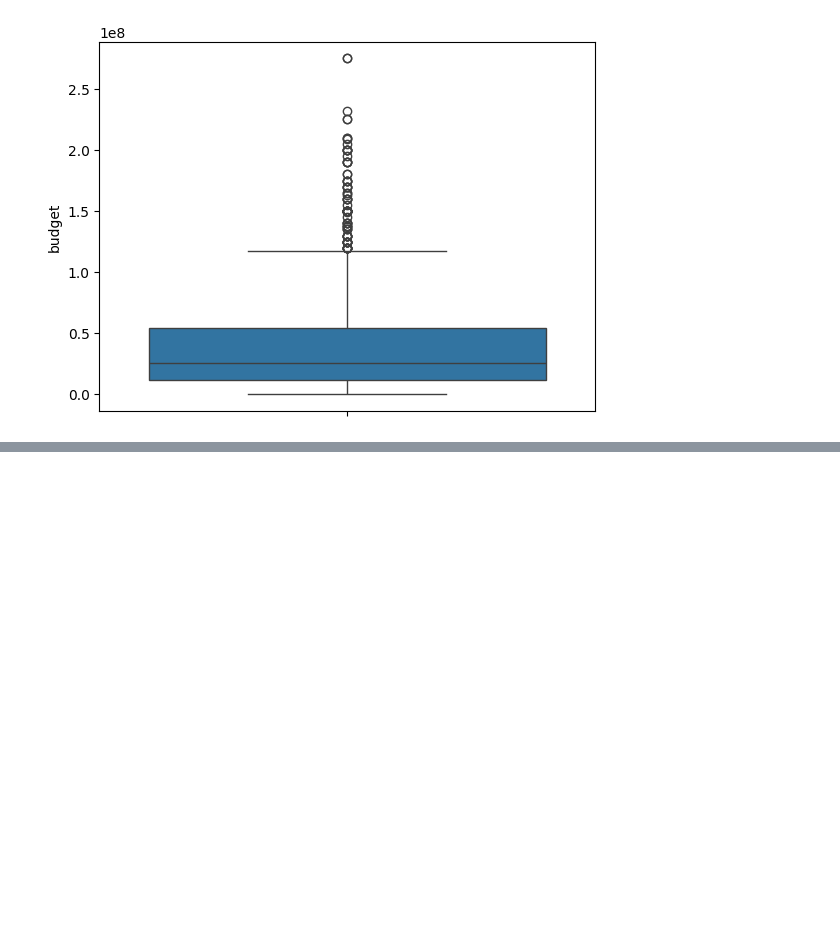
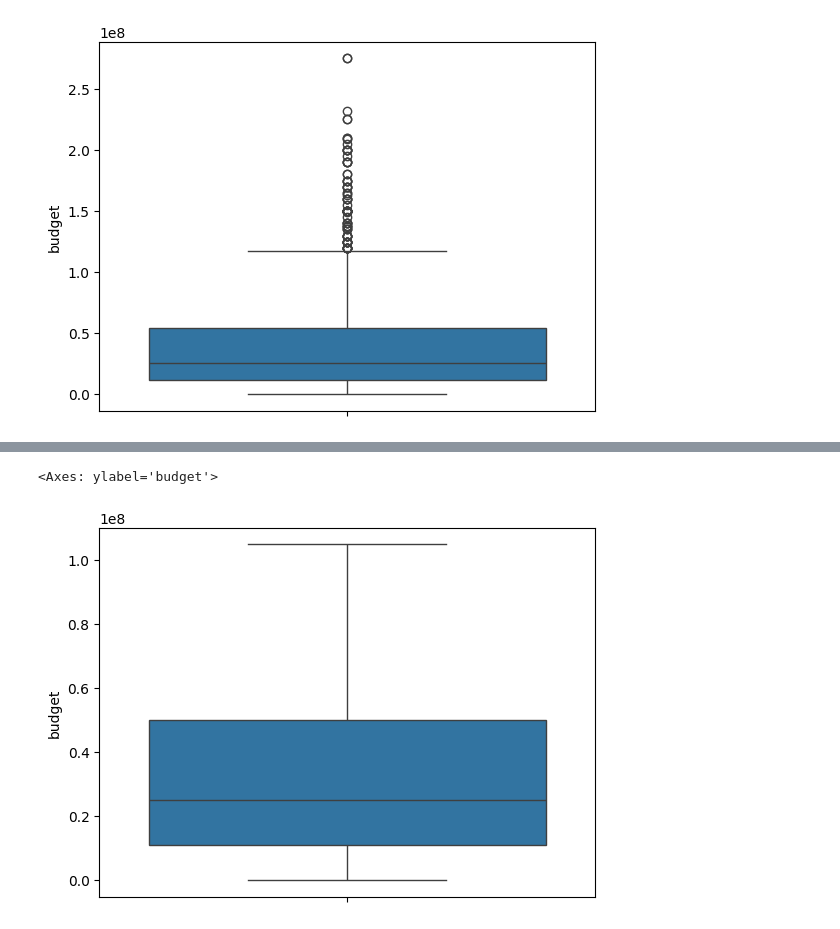
Before and after one commit to Mostafa-Mohamed-Atef/movies-data-science, a Jupyter notebook: movies.ipynb, the cells around one changed output, grey strips where cells are left out. Cells and saved outputs as stored; diff of their text form; code cells hidden in the pictures; blank space fills up the shorter version.

```diff
--- a/movies.ipynb
+++ b/movies.ipynb
@@ -403,3 +403,7 @@ sns.boxplot(data['budget'])
 # %% [output]
 <Axes: ylabel='budget'>
 [figure]
+# %%
+new_q1 = data['budget'].quantile(0.25)
+new_q3 = data['budget'].quantile(0.75)
+new_iqr = new_q3 - new_q1
@@ -405,0 +414,4 @@ sns.boxplot(data['budget'])
+# %%
+lower_limit = new_q1 - 1.5 * new_iqr
+upper_limit = new_q3 + 1.5 * new_iqr
+lower_limit, upper_limit
@@ -405,0 +420,3 @@ sns.boxplot(data['budget'])
+# %%
+rows_to_remove = data.loc[(data['budget'] > upper_limit) | (data['budget'] < lower_limit)]
+rows_to_remove
@@ -405,0 +441,7 @@ sns.boxplot(data['budget'])
+# %%
+data.drop(rows_to_remove.index,inplace = True)
+# %%
+sns.boxplot(data['budget'])
+# %% [output]
+<Axes: ylabel='budget'>
+[figure, added]
```
Also changed, not shown: parts of 3 cells of this notebook.
